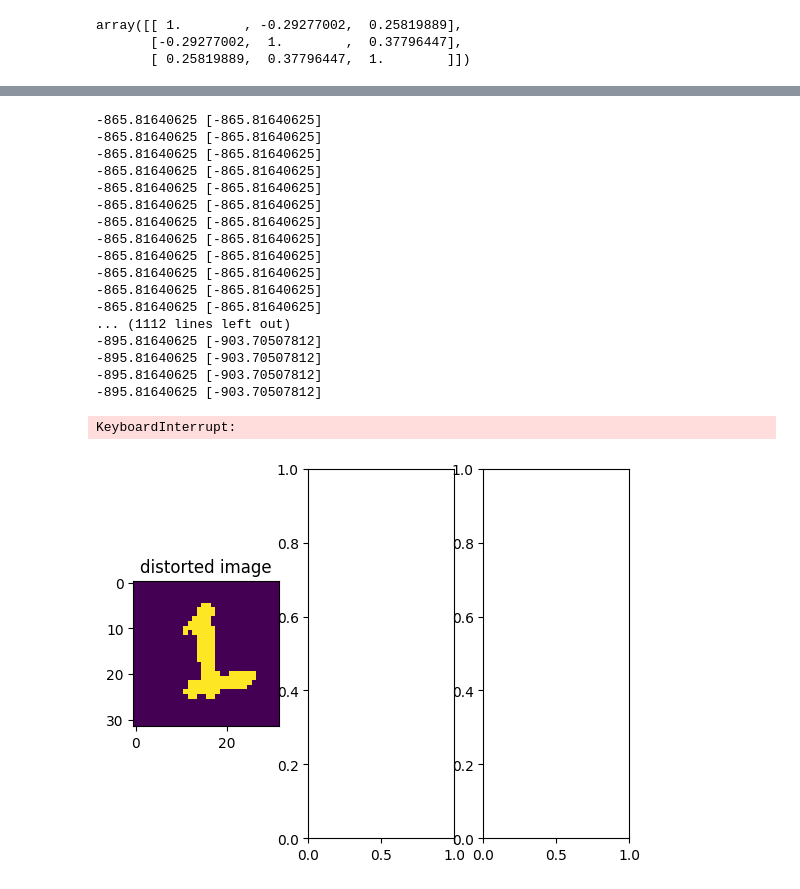
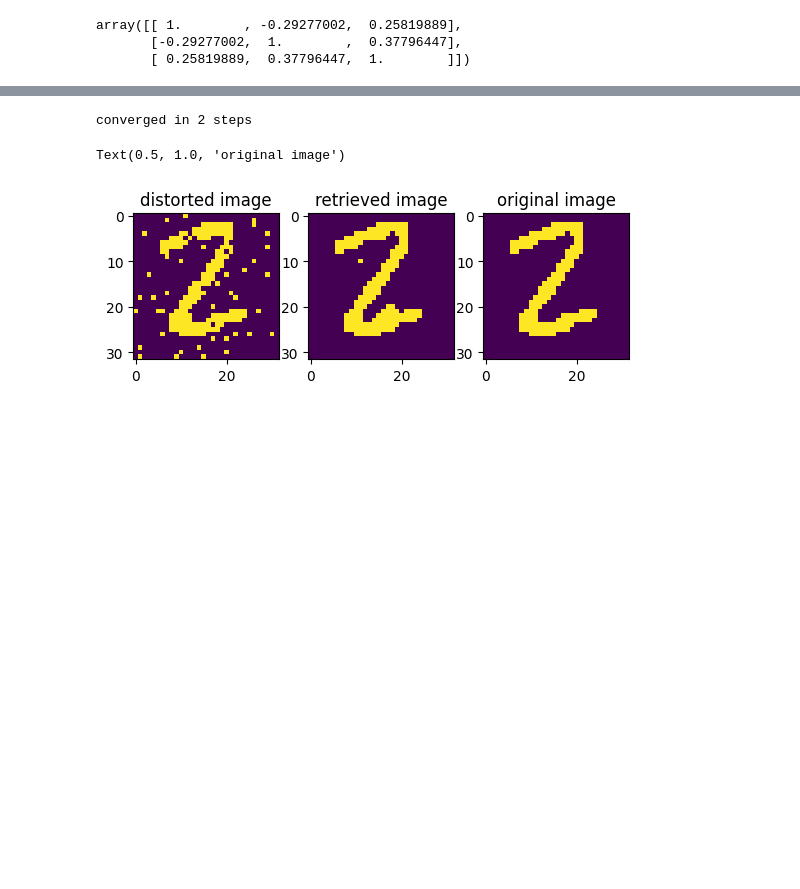
Before and after one commit to g-lago8/ComputationalNeuroScience, a Jupyter notebook: LAB2/LAB2_2/hopfield.ipynb, the cells around one changed output, grey strips where cells are left out. Saved outputs shown, nothing was run; the diff lists cells and outputs as text; code cells hidden in the pictures; blank space fills up the shorter version.

```diff
--- a/LAB2/LAB2_2/hopfield.ipynb
+++ b/LAB2/LAB2_2/hopfield.ipynb
@@ -4,7 +4,7 @@ import numpy as np
 import matplotlib.pyplot as plt
 from distort_image_ import distort_image
 
-path ="lab2_2_data"
+path ="../dataset/lab2_2_data"
 # %%
 im=[]
 for i in range(3):
@@ -28,13 +28,3 @@ np.corrcoef(p)
 array([[ 1.        , -0.29277002,  0.25819889],
        [-0.29277002,  1.        ,  0.37796447],
        [ 0.25819889,  0.37796447,  1.        ]])
-# %%
-# weigths matrix
-W = np.zeros((8,8))
-for i in range(3):
-    W += np.outer(p[i], p[i])
-
-W = W- 3*np.eye(8)
-
-W/=3
-W
@@ -69,16 +30,0 @@ p3:  [-1  1  1 -1 -1  1 -1  1] x3:  [ 1  1  1 -1  1  1 -1  1]
-# %%
-I =np.random.random((8,1))
-def retrieval(x):
-    x_new = x
-    for i in range(100):
-        x_old = x_new
-        x_new = np.sign(W @ x )
-        if np.all(x_old == x_new):
-            break
-
-    if i==99:
-        print('not converged')
-    else:
-        print(f'converged in {i+1} its')
-    print(x_new)
-    return x_new
@@ -180,41 +89,25 @@ class HopfieldNetwork():
 images =np.array(im)
 images = images.reshape(3,-1)
 # %%
-orig = im[1]
-dist_img =distort_image(orig, 0.)
+orig = im[2]
+dist_img =distort_image(orig, 0.05)
 fig, axes =plt.subplots(1,3)
 axes[0].imshow(dist_img)
 axes[0].set_title('distorted image')
 dist_img = dist_img.reshape(-1,1)
 hopfield_net= HopfieldNetwork()
 
-retrieved = hopfield_net.retrieval(dist_img, images, 100, bias =0.7, compute_energy=True)
+retrieved = hopfield_net.retrieval(dist_img, images, 100, bias =0.6, compute_energy=True)
 
 axes[1].imshow(retrieved.reshape(32,32))
 axes[1].set_title('retrieved image')
 
 axes[2].imshow(orig)
 axes[2].set_title('original image')
 # %% [output]
--865.81640625 [-865.81640625]
--865.81640625 [-865.81640625]
--865.81640625 [-865.81640625]
--865.81640625 [-865.81640625]
--865.81640625 [-865.81640625]
--865.81640625 [-865.81640625]
--865.81640625 [-865.81640625]
--865.81640625 [-865.81640625]
--865.81640625 [-865.81640625]
--865.81640625 [-865.81640625]
--865.81640625 [-865.81640625]
--865.81640625 [-865.81640625]
-... (1112 lines left out)
--895.81640625 [-903.70507812]
--895.81640625 [-903.70507812]
--895.81640625 [-903.70507812]
--895.81640625 [-903.70507812]
+converged in 2 steps
-KeyboardInterrupt:
+Text(0.5, 1.0, 'original image')
-[figure, old version]
+[figure, new version]
 # %%
 hopfield_net.plot_energy()
 # %% [output]
```
Also changed, not shown: parts of 8 cells of this notebook, 9 other files.
